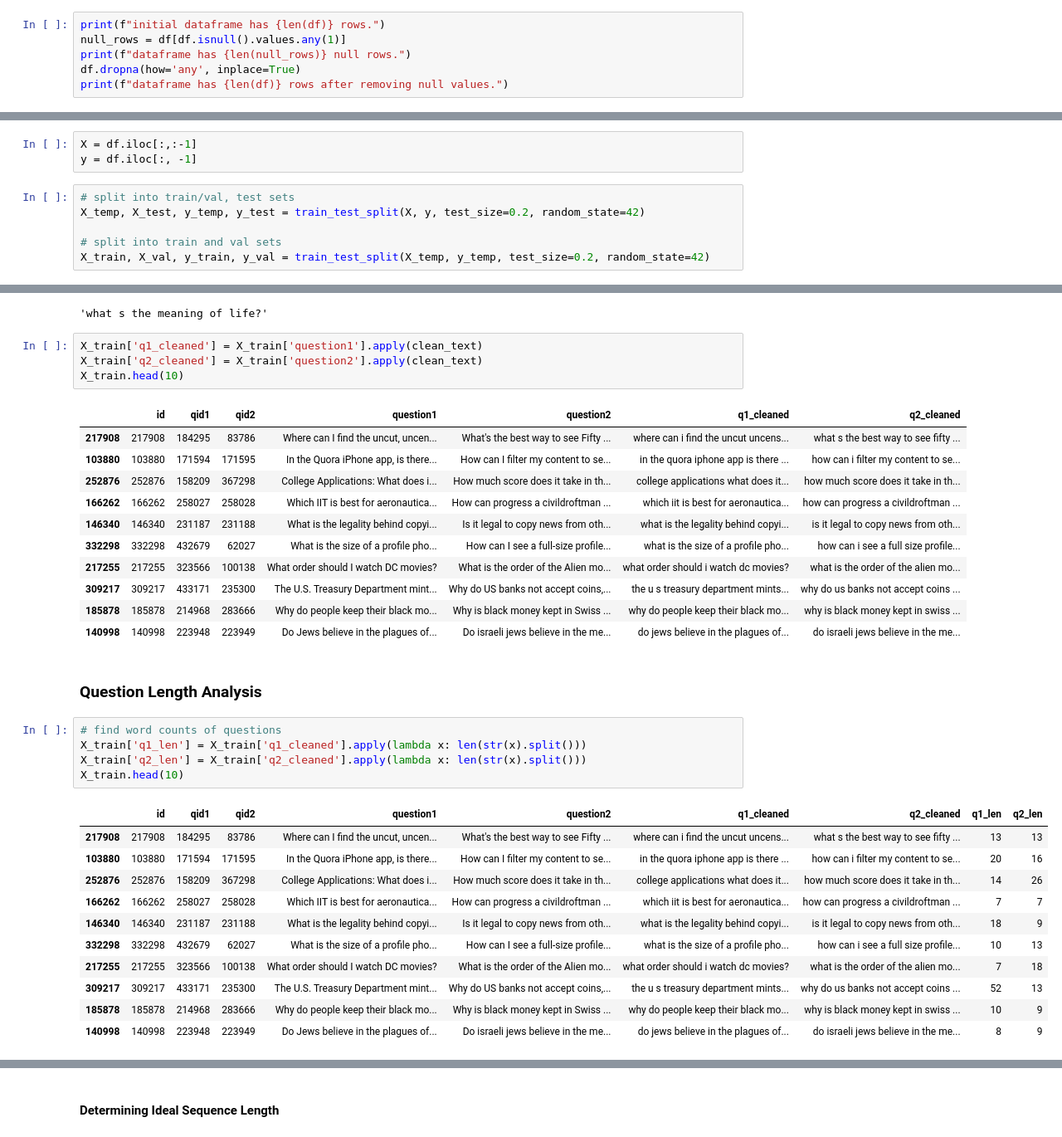
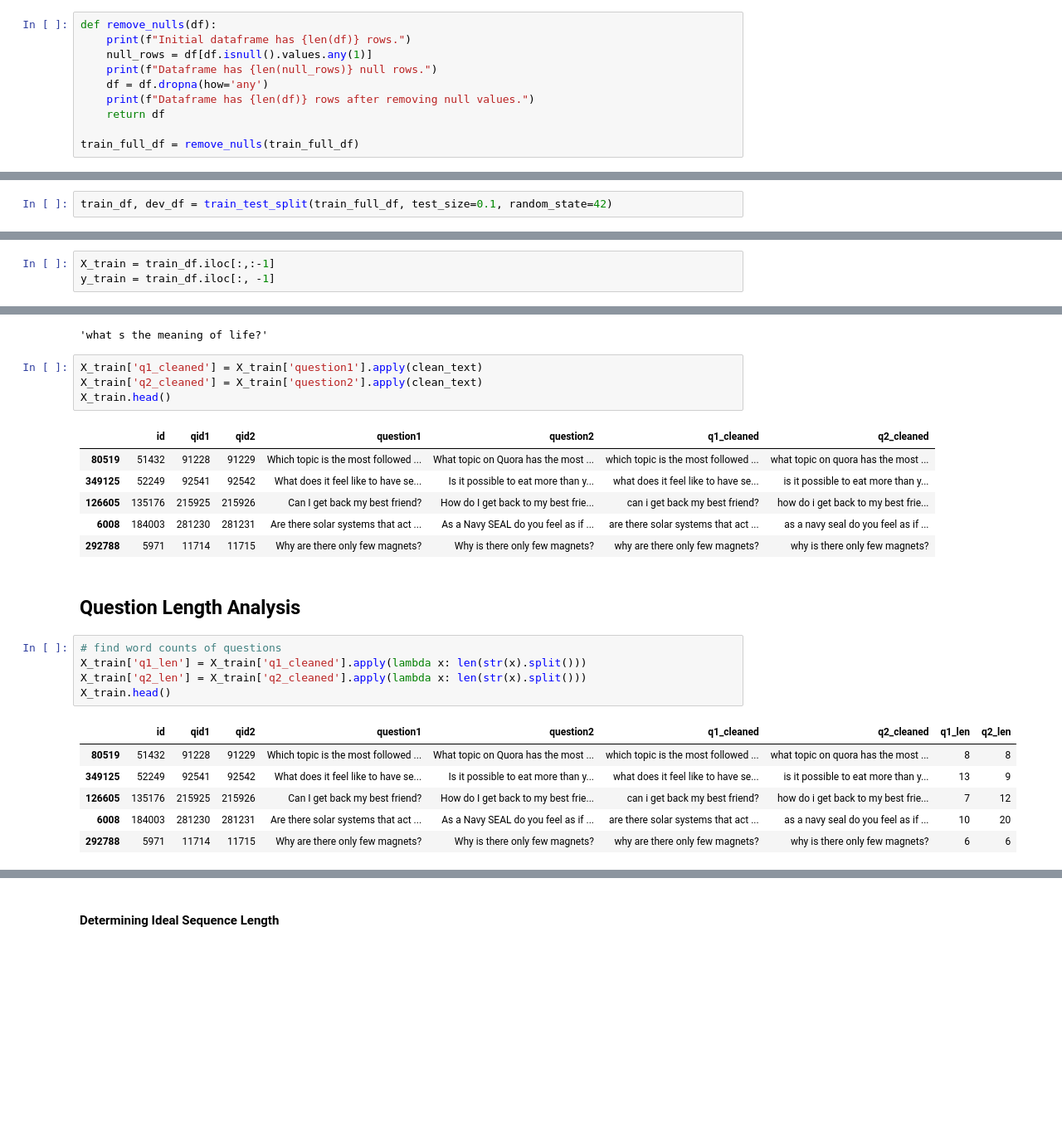
Before and after one commit to cs3244-group-16/quora-question-pairs, a Jupyter notebook: notebooks/04-eugene-siamese-lstm.ipynb, the cells around one changed output, grey strips where cells are left out. Shown at 83% size. Cells and saved outputs as stored; diff of their text form; blank space fills up the shorter version.

```diff
--- a/notebooks/04-eugene-siamese-lstm.ipynb
+++ b/notebooks/04-eugene-siamese-lstm.ipynb
@@ -47,9 +55,13 @@ df.head()
 # %% [markdown]
 ### Null removals
 # %%
-print(f"initial dataframe has {len(df)} rows.")
-null_rows = df[df.isnull().values.any(1)]
-print(f"dataframe has {len(null_rows)} null rows.")
-df.dropna(how='any', inplace=True)
-print(f"dataframe has {len(df)} rows after removing null values.")
+def remove_nulls(df):
+    print(f"Initial dataframe has {len(df)} rows.")
+    null_rows = df[df.isnull().values.any(1)]
+    print(f"Dataframe has {len(null_rows)} null rows.")
+    df = df.dropna(how='any')
+    print(f"Dataframe has {len(df)} rows after removing null values.")
+    return df
+
+train_full_df = remove_nulls(train_full_df)
 # %% [output]
@@ -63,0 +102,2 @@ num_samples
+# %%
+train_df, dev_df = train_test_split(train_full_df, test_size=0.1, random_state=42)
@@ -64,11 +126,5 @@ num_samples
 # %% [markdown]
 ### Splitting
 # %%
-X = df.iloc[:,:-1]
-y = df.iloc[:, -1]
+X_train = train_df.iloc[:,:-1]
+y_train = train_df.iloc[:, -1]
-# %%
-# split into train/val, test sets
-X_temp, X_test, y_temp, y_test = train_test_split(X, y, test_size=0.2, random_state=42)
-
-# split into train and val sets
-X_train, X_val, y_train, y_val = train_test_split(X_temp, y_temp, test_size=0.2, random_state=42)
@@ -94,38 +152,28 @@ clean_text(demo_qn)
 # %%
 X_train['q1_cleaned'] = X_train['question1'].apply(clean_text)
 X_train['q2_cleaned'] = X_train['question2'].apply(clean_text)
-X_train.head(10)
+X_train.head()
 # %% [output]
 |  | id | qid1 | qid2 | question1 | question2 | q1_cleaned | q2_cleaned |
-| 217908 | 217908 | 184295 | 83786 | Where can I find the uncut, uncen... | What's the best way to see Fifty ... | where can i find the uncut uncens... | what s the best way to see fifty ... |
-| 103880 | 103880 | 171594 | 171595 | In the Quora iPhone app, is there... | How can I filter my content to se... | in the quora iphone app is there ... | how can i filter my content to se... |
-| 252876 | 252876 | 158209 | 367298 | College Applications: What does i... | How much score does it take in th... | college applications what does it... | how much score does it take in th... |
-| 166262 | 166262 | 258027 | 258028 | Which IIT is best for aeronautica... | How can progress a civildroftman ... | which iit is best for aeronautica... | how can progress a civildroftman ... |
-| 146340 | 146340 | 231187 | 231188 | What is the legality behind copyi... | Is it legal to copy news from oth... | what is the legality behind copyi... | is it legal to copy news from oth... |
-| 332298 | 332298 | 432679 | 62027 | What is the size of a profile pho... | How can I see a full-size profile... | what is the size of a profile pho... | how can i see a full size profile... |
-| 217255 | 217255 | 323566 | 100138 | What order should I watch DC movies? | What is the order of the Alien mo... | what order should i watch dc movies? | what is the order of the alien mo... |
-| 309217 | 309217 | 433171 | 235300 | The U.S. Treasury Department mint... | Why do US banks not accept coins,... | the u s treasury department mints... | why do us banks not accept coins ... |
-| 185878 | 185878 | 214968 | 283666 | Why do people keep their black mo... | Why is black money kept in Swiss ... | why do people keep their black mo... | why is black money kept in swiss ... |
-| 140998 | 140998 | 223948 | 223949 | Do Jews believe in the plagues of... | Do israeli jews believe in the me... | do jews believe in the plagues of... | do israeli jews believe in the me... |
+| 80519 | 51432 | 91228 | 91229 | Which topic is the most followed ... | What topic on Quora has the most ... | which topic is the most followed ... | what topic on quora has the most ... |
+| 349125 | 52249 | 92541 | 92542 | What does it feel like to have se... | Is it possible to eat more than y... | what does it feel like to have se... | is it possible to eat more than y... |
+| 126605 | 135176 | 215925 | 215926 | Can I get back my best friend? | How do I get back to my best frie... | can i get back my best friend? | how do i get back to my best frie... |
+| 6008 | 184003 | 281230 | 281231 | Are there solar systems that act ... | As a Navy SEAL do you feel as if ... | are there solar systems that act ... | as a navy seal do you feel as if ... |
+| 292788 | 5971 | 11714 | 11715 | Why are there only few magnets? | Why is there only few magnets? | why are there only few magnets? | why is there only few magnets? |
 # %% [markdown]
-### Question Length Analysis
+## Question Length Analysis
 # %%
 # find word counts of questions
 X_train['q1_len'] = X_train['q1_cleaned'].apply(lambda x: len(str(x).split()))
 X_train['q2_len'] = X_train['q2_cleaned'].apply(lambda x: len(str(x).split()))
-X_train.head(10)
+X_train.head()
 # %% [output]
 |  | id | qid1 | qid2 | question1 | question2 | q1_cleaned | q2_cleaned | q1_len | q2_len |
-| 217908 | 217908 | 184295 | 83786 | Where can I find the uncut, uncen... | What's the best way to see Fifty ... | where can i find the uncut uncens... | what s the best way to see fifty ... | 13 | 13 |
-| 103880 | 103880 | 171594 | 171595 | In the Quora iPhone app, is there... | How can I filter my content to se... | in the quora iphone app is there ... | how can i filter my content to se... | 20 | 16 |
-| 252876 | 252876 | 158209 | 367298 | College Applications: What does i... | How much score does it take in th... | college applications what does it... | how much score does it take in th... | 14 | 26 |
-| 166262 | 166262 | 258027 | 258028 | Which IIT is best for aeronautica... | How can progress a civildroftman ... | which iit is best for aeronautica... | how can progress a civildroftman ... | 7 | 7 |
-| 146340 | 146340 | 231187 | 231188 | What is the legality behind copyi... | Is it legal to copy news from oth... | what is the legality behind copyi... | is it legal to copy news from oth... | 18 | 9 |
-| 332298 | 332298 | 432679 | 62027 | What is the size of a profile pho... | How can I see a full-size profile... | what is the size of a profile pho... | how can i see a full size profile... | 10 | 13 |
-| 217255 | 217255 | 323566 | 100138 | What order should I watch DC movies? | What is the order of the Alien mo... | what order should i watch dc movies? | what is the order of the alien mo... | 7 | 18 |
-| 309217 | 309217 | 433171 | 235300 | The U.S. Treasury Department mint... | Why do US banks not accept coins,... | the u s treasury department mints... | why do us banks not accept coins ... | 52 | 13 |
-| 185878 | 185878 | 214968 | 283666 | Why do people keep their black mo... | Why is black money kept in Swiss ... | why do people keep their black mo... | why is black money kept in swiss ... | 10 | 9 |
-| 140998 | 140998 | 223948 | 223949 | Do Jews believe in the plagues of... | Do israeli jews believe in the me... | do jews believe in the plagues of... | do israeli jews believe in the me... | 8 | 9 |
+| 80519 | 51432 | 91228 | 91229 | Which topic is the most followed ... | What topic on Quora has the most ... | which topic is the most followed ... | what topic on quora has the most ... | 8 | 8 |
+| 349125 | 52249 | 92541 | 92542 | What does it feel like to have se... | Is it possible to eat more than y... | what does it feel like to have se... | is it possible to eat more than y... | 13 | 9 |
+| 126605 | 135176 | 215925 | 215926 | Can I get back my best friend? | How do I get back to my best frie... | can i get back my best friend? | how do i get back to my best frie... | 7 | 12 |
+| 6008 | 184003 | 281230 | 281231 | Are there solar systems that act ... | As a Navy SEAL do you feel as if ... | are there solar systems that act ... | as a navy seal do you feel as if ... | 10 | 20 |
+| 292788 | 5971 | 11714 | 11715 | Why are there only few magnets? | Why is there only few magnets? | why are there only few magnets? | why is there only few magnets? | 6 | 6 |
 # %%
 X_train['q1_len'].describe()
 # %% [output]
```
Also changed, not shown: parts of 63 cells of this notebook.
